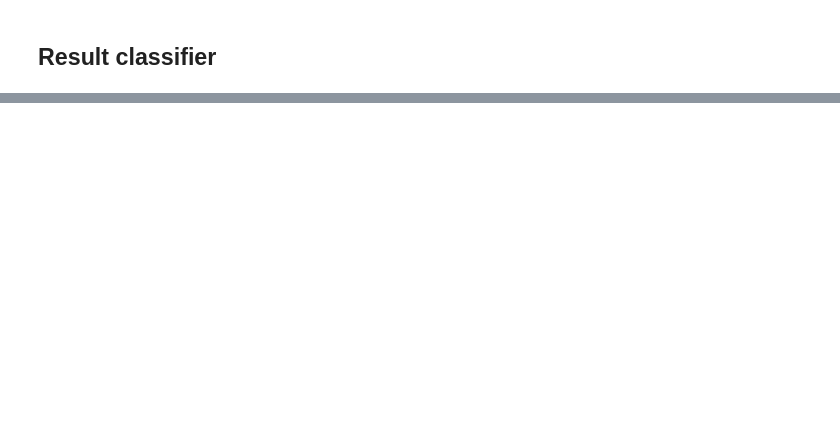
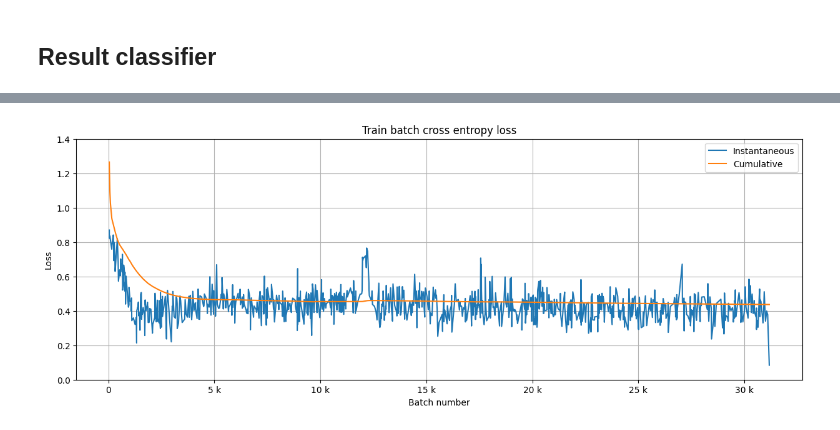
Before and after one commit to luizvalle/chessformer, a Jupyter notebook: notebooks/trained_models_analysis.ipynb, the cells around one changed output, grey strips where cells are left out. Cells and saved outputs as stored; diff of their text form; code cells hidden in the pictures; blank space fills up the shorter version.

```diff
--- a/notebooks/trained_models_analysis.ipynb
+++ b/notebooks/trained_models_analysis.ipynb
@@ -24,0 +125,15 @@ _________________________________________________________________
+# %%
+train_inst_loss = clean_loss_data(
+    "../model_artifacts/result_classifier/training_metrics/train/instantaneous_batch_loss_epoch1.csv",
+    "Instantaneous"
+)
+train_cum_loss = clean_loss_data(
+    "../model_artifacts/result_classifier/training_metrics/train/cumulative_batch_loss_epoch1.csv",
+    "Cumulative"
+)
+
+train_loss = train_inst_loss.join(train_cum_loss)
+
+plot_loss_data(train_loss, type="Train", ylim=(0, 1.4))
+# %% [output]
+[figure, added]
```
Also changed, not shown: parts of 10 cells of this notebook, 8 other files.
